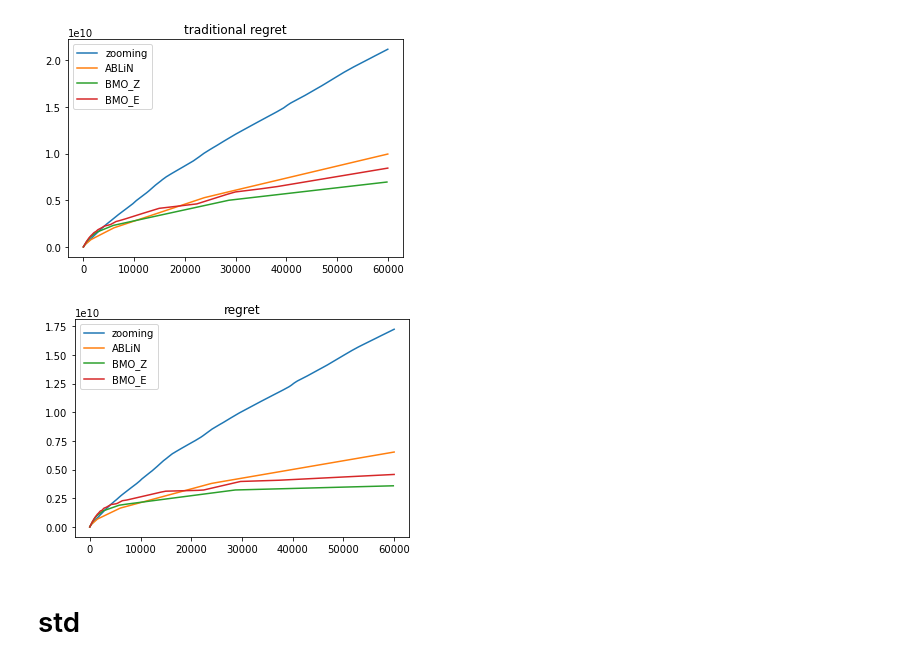
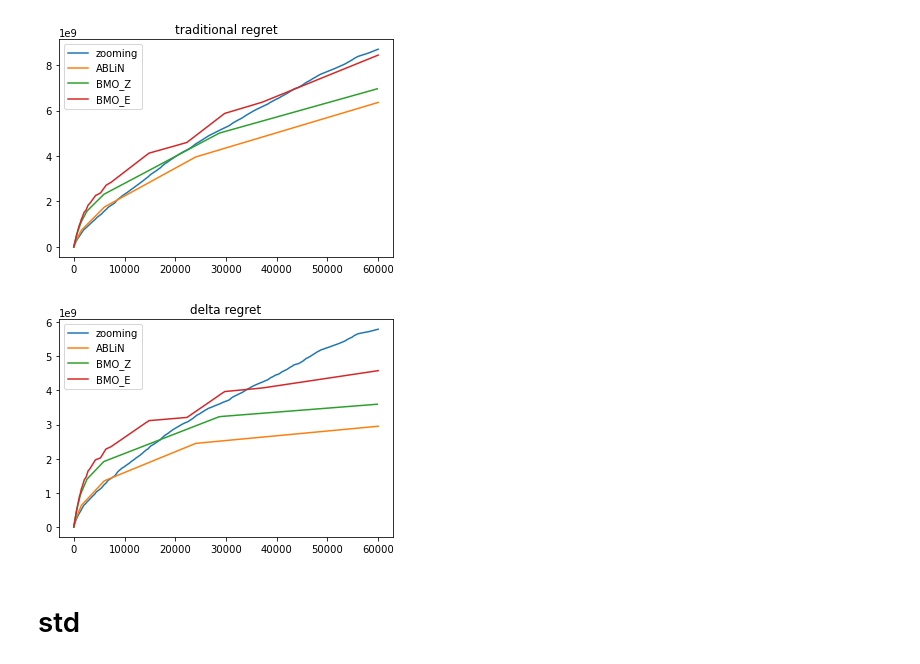
Before and after one commit to wzjzzz/bandit, a Jupyter notebook: bandit-main_v1/plt.ipynb, the cells around one changed output. Cells and saved outputs as stored; diff of their text form; code cells hidden in the pictures.

```diff
--- a/bandit-main_v1/plt.ipynb
+++ b/bandit-main_v1/plt.ipynb
@@ -13,27 +13,35 @@ bmo_zooming_regret_delta = np.loadtxt('bmoz_delta.csv')
 
 bmo_eli_regret = np.loadtxt('bmo_eli.csv')
 bmo_eli_regret_delta = np.loadtxt('bmo_eli_delta.csv')
+# %%
+zooming_m, zooming_v = np.mean(np.cumsum(zooming_regret, axis=1), axis=0), np.std(np.cumsum(zooming_regret, axis=1), axis=0)
+ablin_m, ablin_v = np.mean(np.cumsum(ablin_regret, axis=1), axis=0), np.std(np.cumsum(ablin_regret, axis=1), axis=0)
+bmoz_m, bmoz_v = np.mean(np.cumsum(bmo_zooming_regret, axis=1), axis=0), np.std(np.cumsum(bmo_zooming_regret, axis=1), axis=0)
+bmoe_m, bmoe_v = np.mean(np.cumsum(bmo_eli_regret, axis=1), axis=0), np.std(np.cumsum(bmo_eli_regret, axis=1), axis=0)
+
+zooming_m_d, zooming_v_d = np.mean(np.cumsum(zooming_regret_delta, axis=1), axis=0), np.std(np.cumsum(zooming_regret_delta, axis=1), axis=0)
+ablin_m_d, ablin_v_d = np.mean(np.cumsum(ablin_regret_delta, axis=1), axis=0), np.std(np.cumsum(ablin_regret_delta, axis=1), axis=0)
+bmoz_m_d, bmoz_v_d = np.mean(np.cumsum(bmo_zooming_regret_delta, axis=1), axis=0), np.std(np.cumsum(bmo_zooming_regret_delta, axis=1), axis=0)
+bmoe_m_d, bmoe_v_d = np.mean(np.cumsum(bmo_eli_regret_delta, axis=1), axis=0), np.std(np.cumsum(bmo_eli_regret_delta, axis=1), axis=0)
 # %%
-plt.plot(zooming_regret, label='zooming')
-plt.plot(ablin_regret, label='ABLiN')
-plt.plot(bmo_zooming_regret, label='BMO_Z')
-plt.plot(bmo_eli_regret, label='BMO_E')
-# plt.plot(bmo_eli_regret_s2, label='BMO_E_S')
+plt.plot(zooming_m, label='zooming')
+plt.plot(ablin_m, label='ABLiN')
+plt.plot(bmoz_m, label='BMO_Z')
+plt.plot(bmoe_m, label='BMO_E')
 plt.legend()
 plt.title('traditional regret')
 plt.show()
 # %% [output]
-[figure, old version]
+[figure, new version]
 # %%
-plt.plot(zooming_regret_delta, label='zooming')
-plt.plot(ablin_regret_delta, label='ABLiN')
-plt.plot(bmo_zooming_regret_delta, label='BMO_Z')
-plt.plot(bmo_eli_regret_delta, label='BMO_E')
-# plt.plot(bmo_eli_regret_s2_delta, label='BMO_E_S')
+plt.plot(zooming_m_d, label='zooming')
+plt.plot(ablin_m_d, label='ABLiN')
+plt.plot(bmoz_m_d, label='BMO_Z')
+plt.plot(bmoe_m_d, label='BMO_E')
 plt.legend()
-plt.title('regret')
+plt.title('delta regret')
 plt.show()
 # %% [output]
-[figure, old version]
+[figure, new version]
 # %% [markdown]
 # std
```
Also changed, not shown: parts of 3 cells of this notebook, 18 other files.
